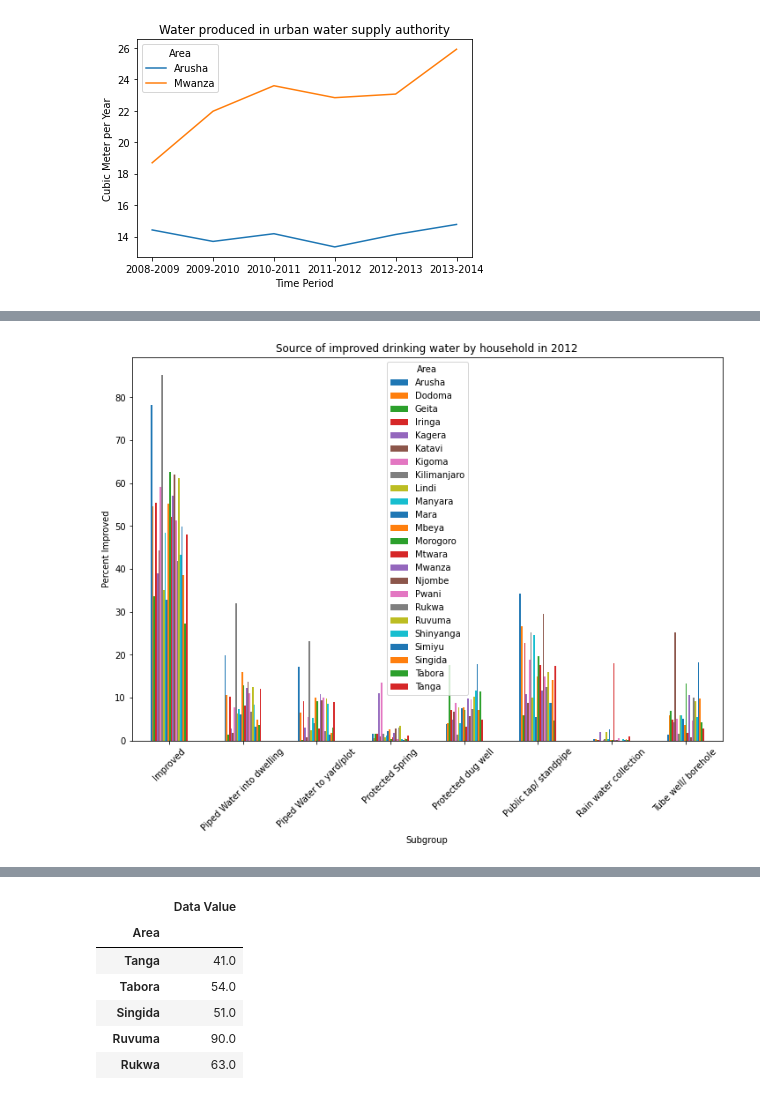
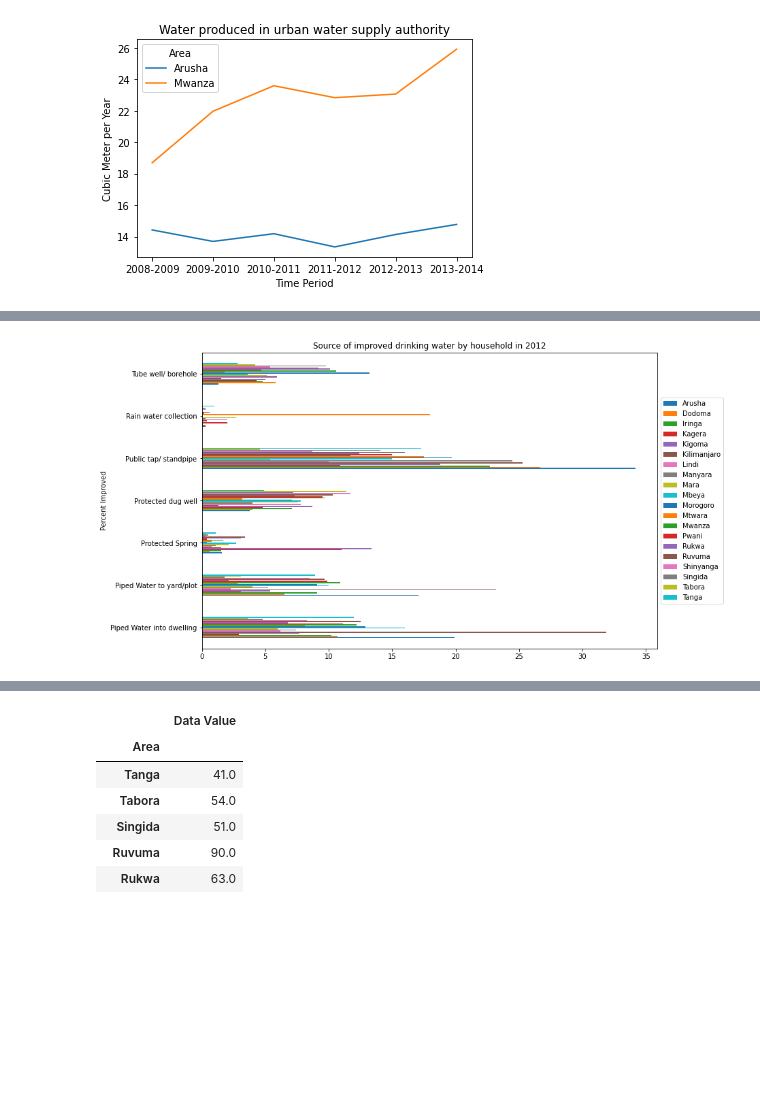
Before and after one commit to kalebts/Tanzania-Group-Project, a Jupyter notebook: Jackie.ipynb, the cells around one changed output, grey strips where cells are left out. Saved outputs shown, nothing was run; the diff lists cells and outputs as text; code cells hidden in the pictures; blank space fills up the shorter version.

```diff
--- a/Jackie.ipynb
+++ b/Jackie.ipynb
@@ -578,6 +581,11 @@ water_source_improved = water_source_improved[water_source_improved['Area ID']!=
 water_source_improved = water_source_improved[water_source_improved['Area ID']!='TZA001013002'].sort_values(by='Area')
 water_source_improved = water_source_improved[water_source_improved['Area ID']!='TZA001005002'].sort_values(by='Area')
 water_source_improved = water_source_improved[water_source_improved['Area ID']!='TZA001025001'].sort_values(by='Area')
+water_source_improved = water_source_improved[water_source_improved['Area']!='Simiyu']
+water_source_improved = water_source_improved[water_source_improved['Area']!='Njombe']
+water_source_improved = water_source_improved[water_source_improved['Area']!='Katavi']
+water_source_improved = water_source_improved[water_source_improved['Area']!='Geita']
+water_source_improved = water_source_improved[water_source_improved['Subgroup']!='Improved']
 water_source_improved
 # %% [output]
 |  | Unit | Subgroup | Area | Area ID | Time Period | Source | Data Value | Footnotes |
@@ -612,10 +618,11 @@ water_source_improved_table
 # %%
-water_source_improved_table.plot(figsize=(12,8), kind='bar')
-plt.xticks(rotation=45)
+water_source_improved_table.plot(figsize=(12,8), kind='barh')
+# plt.xticks(rotation=45)
 plt.ylabel('Percent Improved')
-plt.title('Source of improved drinking water by household in 2012');
+plt.title('Source of improved drinking water by household in 2012')
+plt.legend(loc='center left', bbox_to_anchor=(1, 0.5));
 # %% [output]
-[figure, old version]
+[figure, new version]
 # %%
 water_source_non_impr = water.loc['Source of non improved drinking water by households'].sort_values(by='Area')
 water_source_non_impr = water_source_non_impr[water_source_non_impr['Area ID']!='TZA001002006'].sort_values(by='Subgroup')
```
Also changed, not shown: parts of 40 cells of this notebook.
